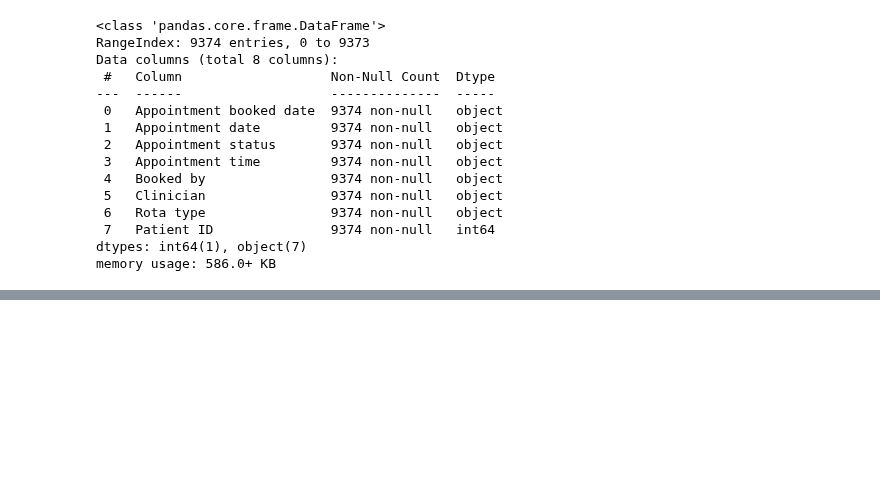
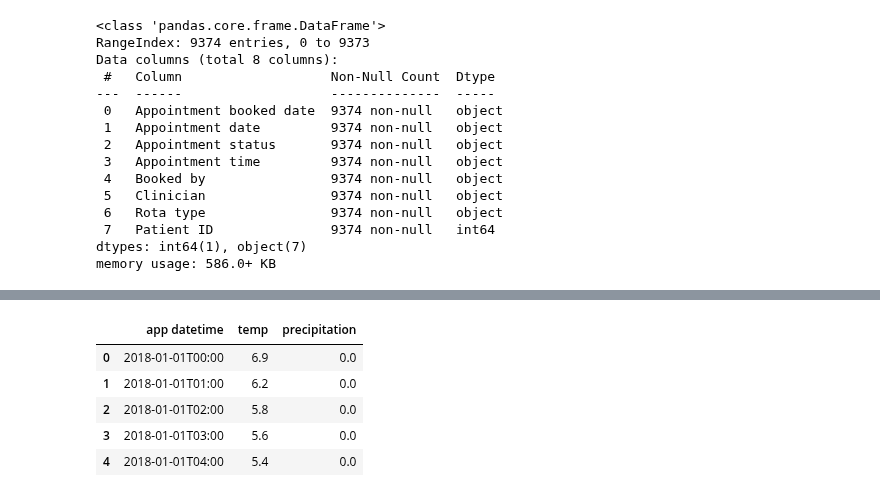
Before and after one commit to janduplessis883/project-showupforhealth, a Jupyter notebook: notebooks/Notebook-API-testing-FabySp.ipynb, the cells around one changed output, grey strips where cells are left out. Cells and saved outputs as stored; diff of their text form; code cells hidden in the pictures; blank space fills up the shorter version.

```diff
--- a/notebooks/Notebook-API-testing-FabySp.ipynb
+++ b/notebooks/Notebook-API-testing-FabySp.ipynb
@@ -109,3 +109,13 @@ df_copy.head()
 | 2 | 17-May-22 | 05-Jul-22 | Finished | 10:00 | LE TELLIER, Jean-Pierre | FLORKO, Aleksandra (Miss) | ... |
 | 3 | 31-May-22 | 07-Jul-22 | Finished | 11:00 | FRANKSON, Joyce (Ms) | ESAYU, Lula | ... |
 | 4 | 07-Jun-22 | 05-Jul-22 | Did Not Attend | 11:00 | FLORKO, Aleksandra (Miss) | FLORKO, Aleksandra (Miss) | ... |
+# %%
+df_weather = pd.read_csv('~/code/janduplessis883/data-showup/data/weather/weather.csv')
+df_weather.head()
+# %% [output]
+|  | app datetime | temp | precipitation |
+| 0 | 2018-01-01T00:00 | 6.9 | 0.0 |
+| 1 | 2018-01-01T01:00 | 6.2 | 0.0 |
+| 2 | 2018-01-01T02:00 | 5.8 | 0.0 |
+| 3 | 2018-01-01T03:00 | 5.6 | 0.0 |
+| 4 | 2018-01-01T04:00 | 5.4 | 0.0 |
```
Also changed, not shown: parts of 2 cells of this notebook.
